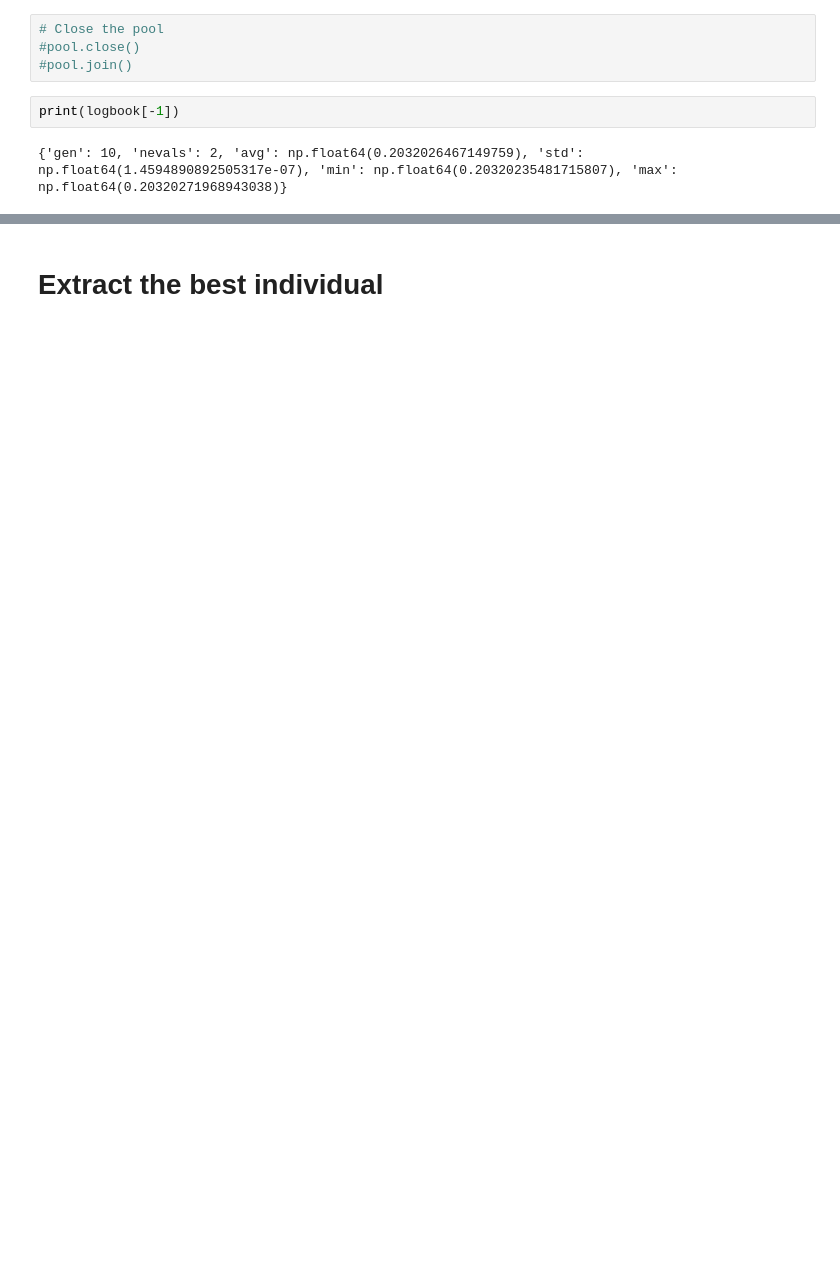
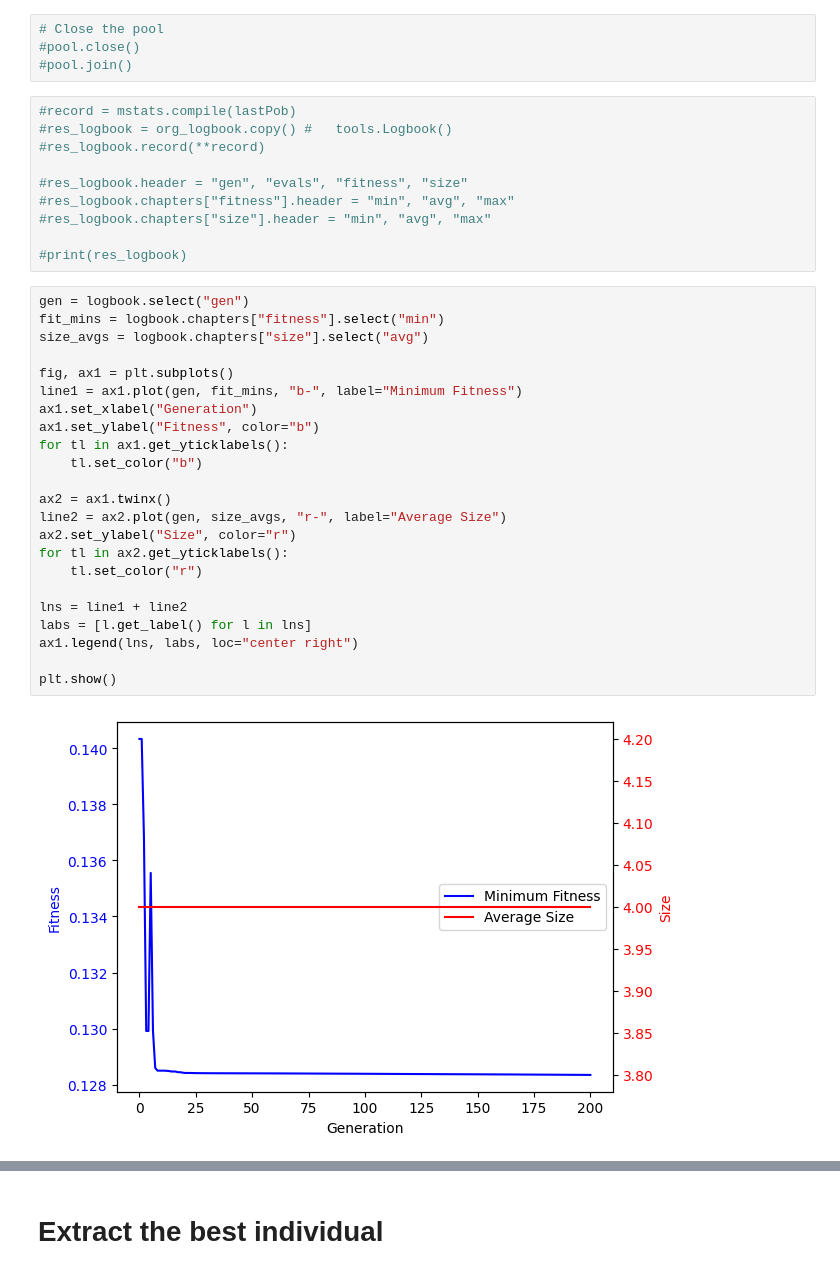
Before and after one commit to BolivarTech/Evolutionary_Linear_Kalman_Filter_Tuning, a Jupyter notebook: Evolutive_Optimizator.ipynb, the cells around one changed output, grey strips where cells are left out. Drawn from its saved outputs; the diff is of its cells as text; blank space fills up the shorter version.

```diff
--- a/Evolutive_Optimizator.ipynb
+++ b/Evolutive_Optimizator.ipynb
@@ -143,9 +253,40 @@ gen     nevals  avg             std             min     max
 #pool.close()
 #pool.join()
 # %%
-print(logbook[-1])
+#record = mstats.compile(lastPob)
+#res_logbook = org_logbook.copy() #   tools.Logbook()
+#res_logbook.record(**record)
+
+#res_logbook.header = "gen", "evals", "fitness", "size"
+#res_logbook.chapters["fitness"].header = "min", "avg", "max"
+#res_logbook.chapters["size"].header = "min", "avg", "max"
+
+#print(res_logbook)
-# %% [output]
-{'gen': 10, 'nevals': 2, 'avg': np.float64(0.2032026467149759), 'std': np.float64(1.4594890892505317e-07), 'min': np.float64(0.20320235481715807), 'max': np.float64(0.20320271968943038)}
+# %%
+gen = logbook.select("gen")
+fit_mins = logbook.chapters["fitness"].select("min")
+size_avgs = logbook.chapters["size"].select("avg")
+
+fig, ax1 = plt.subplots()
+line1 = ax1.plot(gen, fit_mins, "b-", label="Minimum Fitness")
+ax1.set_xlabel("Generation")
+ax1.set_ylabel("Fitness", color="b")
+for tl in ax1.get_yticklabels():
+    tl.set_color("b")
+
+ax2 = ax1.twinx()
+line2 = ax2.plot(gen, size_avgs, "r-", label="Average Size")
+ax2.set_ylabel("Size", color="r")
+for tl in ax2.get_yticklabels():
+    tl.set_color("r")
+
+lns = line1 + line2
+labs = [l.get_label() for l in lns]
+ax1.legend(lns, labs, loc="center right")
+
+plt.show()
+# %% [output]
+[figure, added]
 # %%
 # Plot min, avg, max fitness over generations
 plt.figure(figsize=(10, 6))
```
Also changed, not shown: parts of 11 cells of this notebook, 1 other file.
